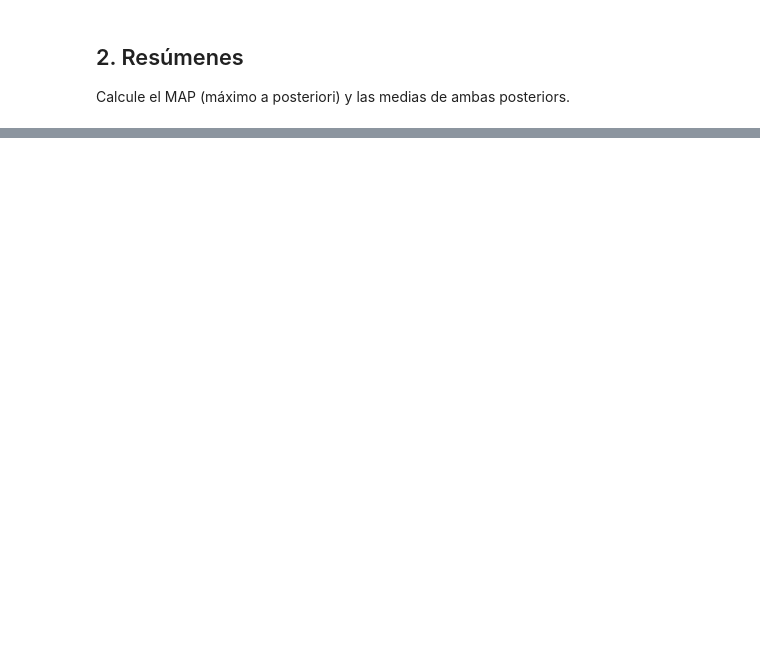
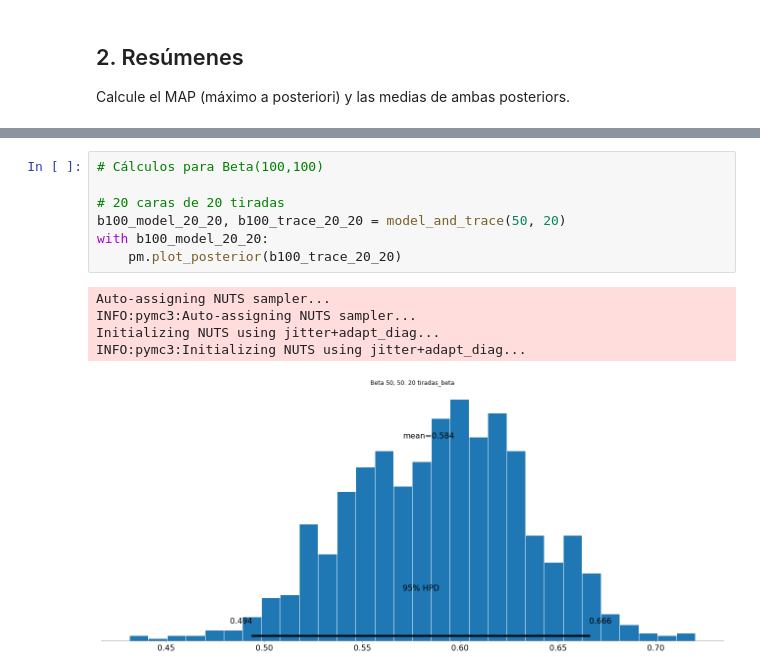
Before and after one commit to dgaus/cienciadatos, a Jupyter notebook: tp5/Ciencia de Datos - TP5.ipynb, the cells around one changed output, grey strips where cells are left out. Drawn from its saved outputs; the diff is of its cells as text; blank space fills up the shorter version.

```diff
--- a/tp5/Ciencia de Datos - TP5.ipynb
+++ b/tp5/Ciencia de Datos - TP5.ipynb
@@ -99,0 +155,13 @@ INFO:pymc3:Initializing NUTS using jitter+adapt_diag...
+# %%
+# Cálculos para Beta(100,100)
+
+# 20 caras de 20 tiradas
+b100_model_20_20, b100_trace_20_20 = model_and_trace(50, 20)
+with b100_model_20_20:
+    pm.plot_posterior(b100_trace_20_20)
+# %% [output]
+Auto-assigning NUTS sampler...
+INFO:pymc3:Auto-assigning NUTS sampler...
+Initializing NUTS using jitter+adapt_diag...
+INFO:pymc3:Initializing NUTS using jitter+adapt_diag...
+[figure, added]
```
Also changed, not shown: parts of 15 cells of this notebook.
